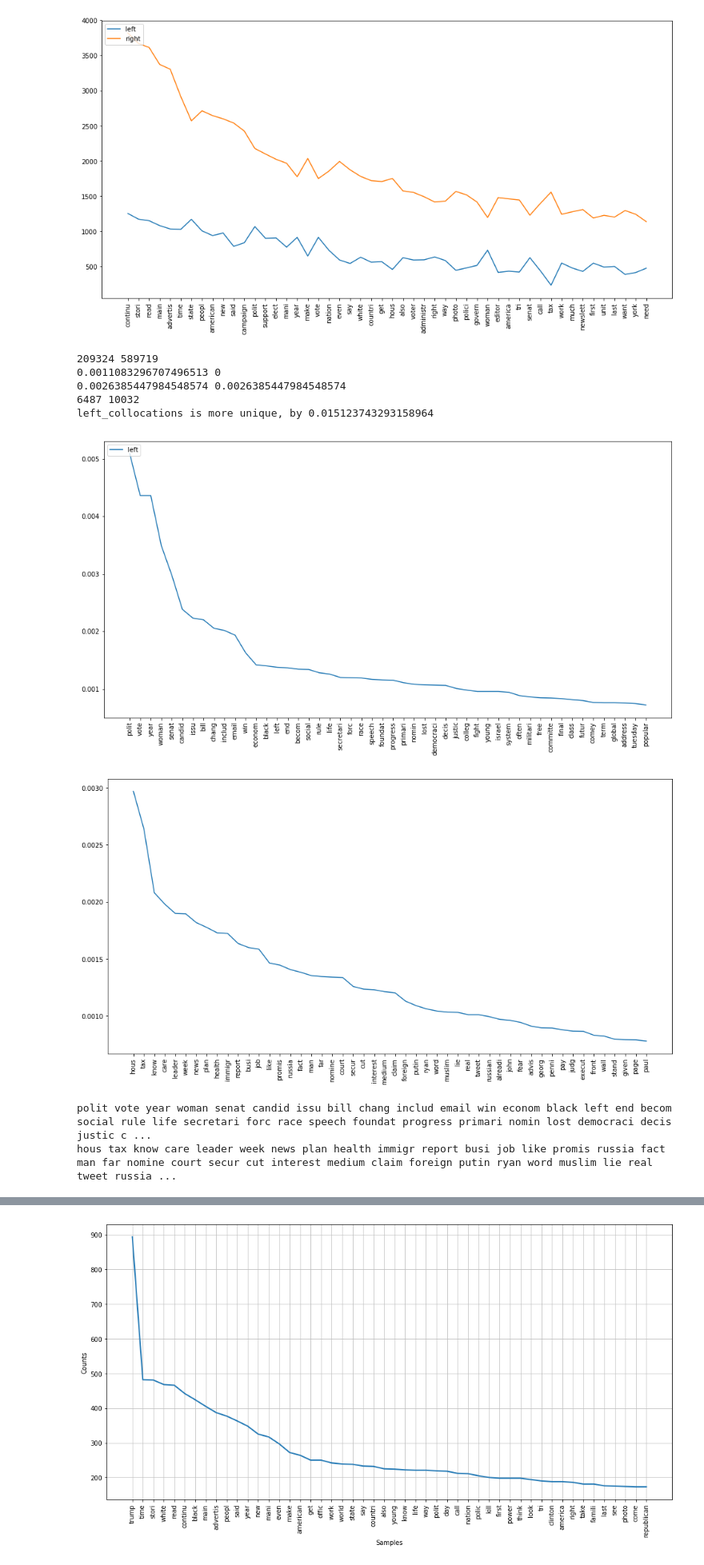
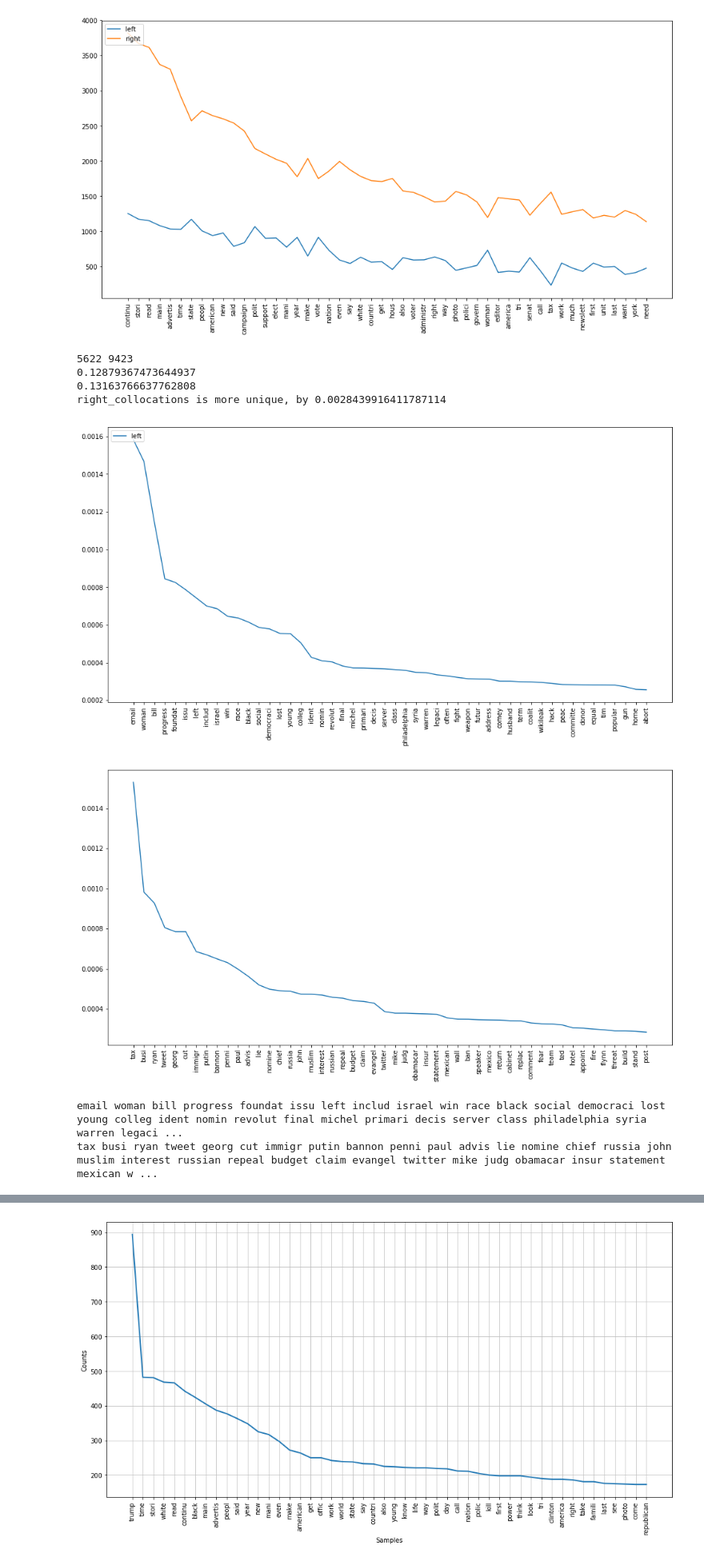
Before and after one commit to ninawang526/THESIS-2019, a Jupyter notebook: evaluate_lexicon.ipynb, the cells around one changed output, grey strips where cells are left out. Shown at 80% size. Drawn from its saved outputs; the diff is of its cells as text; code cells hidden in the pictures.

```diff
--- a/evaluate_lexicon.ipynb
+++ b/evaluate_lexicon.ipynb
@@ -169,32 +186,21 @@ def overlap(group1, group2):
     group1_counts, group1_ratios = get_counts(group1)
     group2_counts, group2_ratios = get_counts(group2)
 
-    THRESHOLD = .3
+    THRESHOLD = .5
 
     overlap = []
 
     set1 = defaultdict(lambda: 0)
     for word, ratio in group1_ratios.items():
         if ratio > (group2_ratios[word] + (group2_ratios[word] * THRESHOLD)):
-            set1[word] = ratio#-group2_ratios[word]
+            set1[word] = ratio-group2_ratios[word]
 
     set2 = defaultdict(lambda: 0)
     for word, ratio in group2_ratios.items():
         if ratio > (group1_ratios[word] + (group1_ratios[word] * THRESHOLD)):
-            set2[word] = ratio#-group1_ratios[word]
+            set2[word] = ratio-group1_ratios[word]
 
     print (len(set1), len(set2))
-
-#     print ("HERE", group1_weights["new"], group2_weights["new"])
-
-    # sanity check
-#     for word in group1:
-#         print ("{}+{}={} shoudl be {}".format(overlaps[word], group1_unique[word], overlaps[word]+ group1_unique[word], group1_usage[word]))
-#         assert (overlaps[word] + group1_unique[word] == group1_usage[word])
-
-#     for word in group2:
-#         assert (overlaps[word] + group2_unique[word] == group2_usage[word])
-
     return set1, set2
 
 
@@ -215,42 +221,41 @@ num_right_unique = sum(right_set.values())
 print (num_left_unique)
 print (num_right_unique)
 
 if num_left_unique > num_right_unique:
     print ("{} is more unique, by {}".format("left_collocations",num_left_unique - num_right_unique))
 else:
     print ("{} is more unique, by {}".format("right_collocations",num_right_unique - num_left_unique))
 
 sorted_left_unique = sorted([(k,v) for k,v in left_set.items() if v>0],key=lambda x:x[1],reverse=True)
 sorted_right_unique = sorted([(k,v) for k,v in right_set.items() if v>0],key=lambda x:x[1],reverse=True)
 
 plt.figure(figsize=(16,8))
 plt.xticks(rotation=90)
 
 plt.plot([tup[0] for tup in sorted_left_unique[:50]], [tup[1] for tup in sorted_left_unique[:50]])
 # plt.plot(sorted_left_unique.keys()[:50], sorted_left_unique.values()[:50])
 
 plt.legend(['left', 'right'], loc='upper left')
 plt.show()
 
 plt.figure(figsize=(16,8))
 plt.xticks(rotation=90)
 plt.plot([tup[0] for tup in sorted_right_unique[:50]], [tup[1] for tup in sorted_right_unique[:50]])
 plt.show()
 
 top_left = [tup[0] for tup in sorted_left_unique[:50]]
 print ((" ").join(top_left))
 top_right = [tup[0] for tup in sorted_right_unique[:50]]
 print ((" ").join(top_right))
 # %% [output]
-209324 589719
-0.0011083296707496513 0
-0.0026385447984548574 0.0026385447984548574
-6487 10032
-left_collocations is more unique, by 0.015123743293158964
+5622 9423
+0.12879367473644937
+0.13163766637762808
+right_collocations is more unique, by 0.0028439916411787114
-[figure, old version]
+[figure, new version]
-[figure, old version]
+[figure, new version]
-polit vote year woman senat candid issu bill chang includ email win econom black left end becom social rule life secretari forc race speech foundat progress primari nomin lost democraci decis justic c ...
-hous tax know care leader week news plan health immigr report busi job like promis russia fact man far nomine court secur cut interest medium claim foreign putin ryan word muslim lie real tweet russia ...
+email woman bill progress foundat issu left includ israel win race black social democraci lost young colleg ident nomin revolut final michel primari decis server class philadelphia syria warren legaci ...
+tax busi ryan tweet georg cut immigr putin bannon penni paul advis lie nomine chief russia john muslim interest russian repeal budget claim evangel twitter mike judg obamacar insur statement mexican w ...
 # %%
 m_collocations = lex.get_collocations(articles, MALE_WORDS, FEMALE_WORDS)
 f_collocations = lex.get_collocations(articles, FEMALE_WORDS, MALE_WORDS)
```
Also changed, not shown: parts of 20 cells of this notebook, 23 other files.
